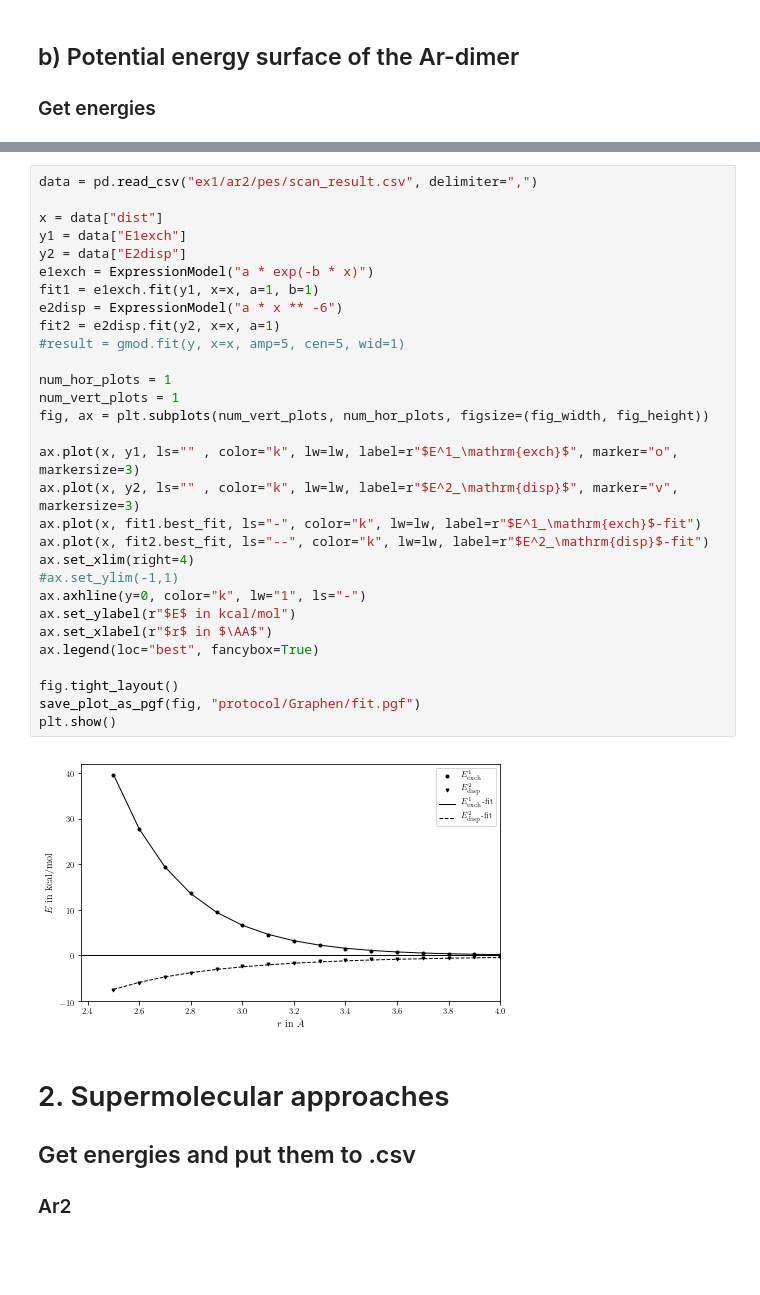
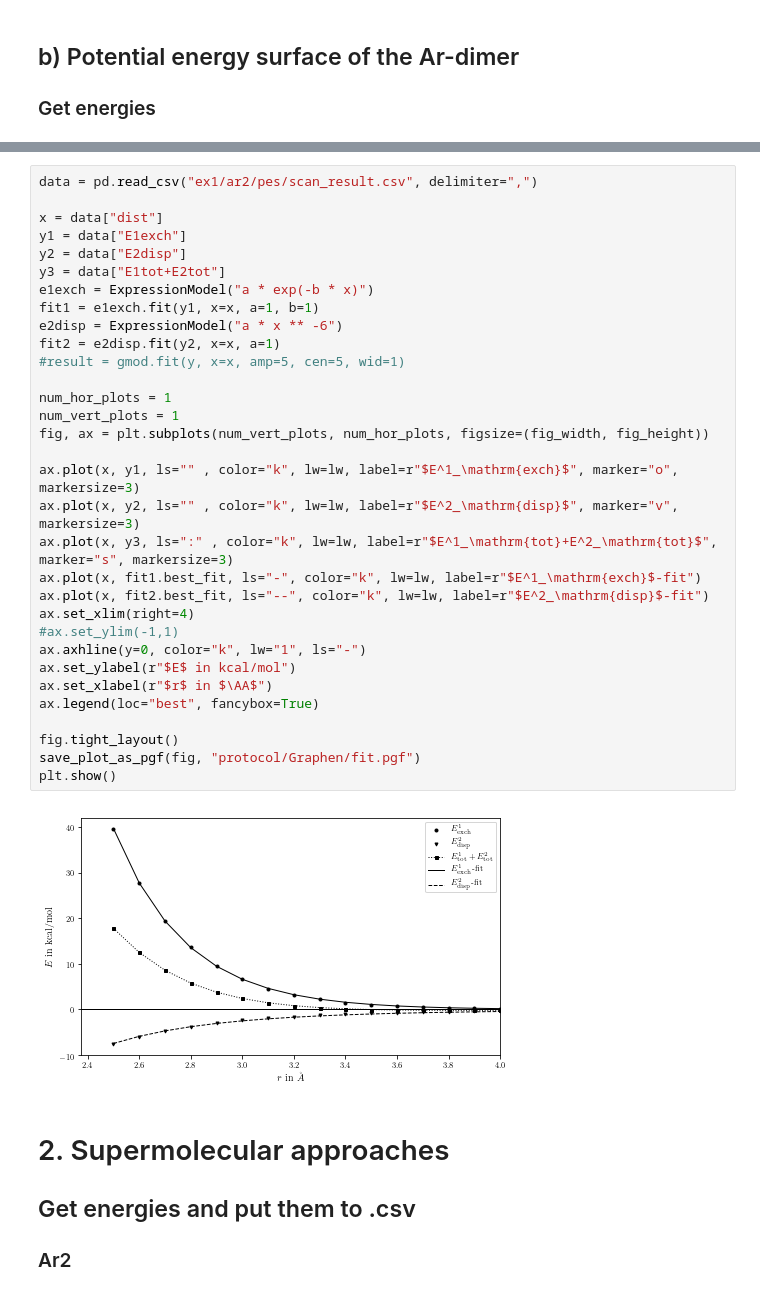
Before and after one commit to tomfroembgen/WP12, a Jupyter notebook: 2_grimme/wp12_2.ipynb, the cells around one changed output, grey strips where cells are left out. Saved outputs shown, nothing was run; the diff lists cells and outputs as text; blank space fills up the shorter version.

```diff
--- a/2_grimme/wp12_2.ipynb
+++ b/2_grimme/wp12_2.ipynb
@@ -303,34 +303,36 @@ plt.show()
 data = pd.read_csv("ex1/ar2/pes/scan_result.csv", delimiter=",")
 
 x = data["dist"]
 y1 = data["E1exch"]
 y2 = data["E2disp"]
+y3 = data["E1tot+E2tot"]
 e1exch = ExpressionModel("a * exp(-b * x)")
 fit1 = e1exch.fit(y1, x=x, a=1, b=1)
 e2disp = ExpressionModel("a * x ** -6")
 fit2 = e2disp.fit(y2, x=x, a=1)
 #result = gmod.fit(y, x=x, amp=5, cen=5, wid=1)
 
 num_hor_plots = 1
 num_vert_plots = 1
 fig, ax = plt.subplots(num_vert_plots, num_hor_plots, figsize=(fig_width, fig_height))
 
 ax.plot(x, y1, ls="" , color="k", lw=lw, label=r"$E^1_\mathrm{exch}$", marker="o", markersize=3)
 ax.plot(x, y2, ls="" , color="k", lw=lw, label=r"$E^2_\mathrm{disp}$", marker="v", markersize=3)
+ax.plot(x, y3, ls=":" , color="k", lw=lw, label=r"$E^1_\mathrm{tot}+E^2_\mathrm{tot}$", marker="s", markersize=3)
 ax.plot(x, fit1.best_fit, ls="-", color="k", lw=lw, label=r"$E^1_\mathrm{exch}$-fit")
 ax.plot(x, fit2.best_fit, ls="--", color="k", lw=lw, label=r"$E^2_\mathrm{disp}$-fit")
 ax.set_xlim(right=4)
 #ax.set_ylim(-1,1)
 ax.axhline(y=0, color="k", lw="1", ls="-")
 ax.set_ylabel(r"$E$ in kcal/mol")
 ax.set_xlabel(r"$r$ in $\AA$")
 ax.legend(loc="best", fancybox=True)
 
 fig.tight_layout()
 save_plot_as_pgf(fig, "protocol/Graphen/fit.pgf")
 plt.show()
 # %% [output]
-[figure, old version]
+[figure, new version]
 # %% [markdown]
 # 2. Supermolecular approaches
 
```
Also changed, not shown: parts of 4 cells of this notebook, 5 other files.
